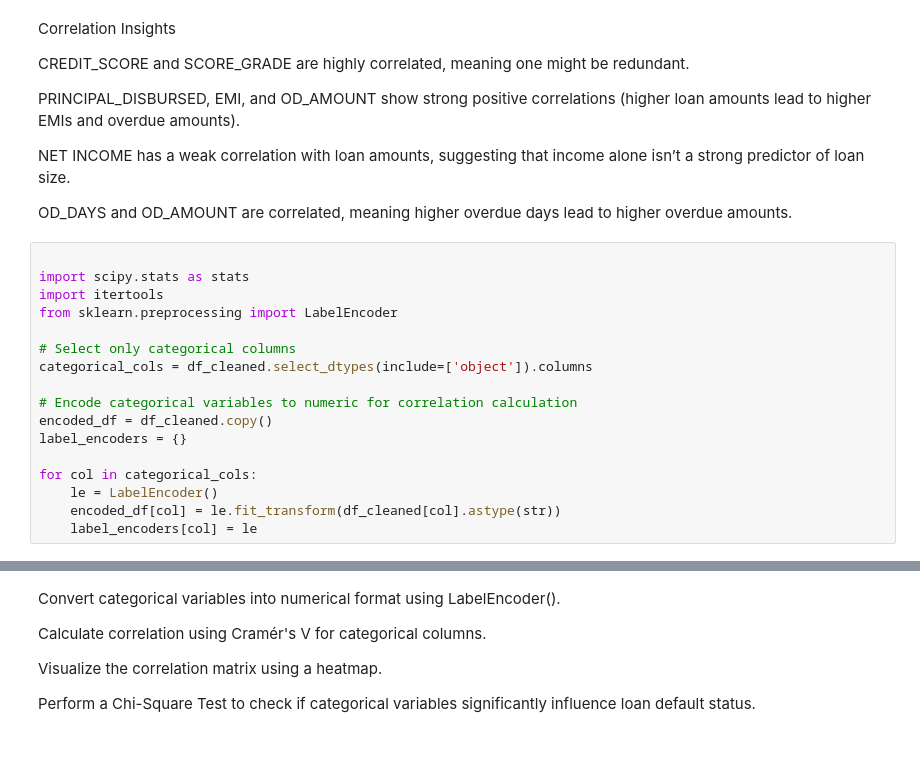
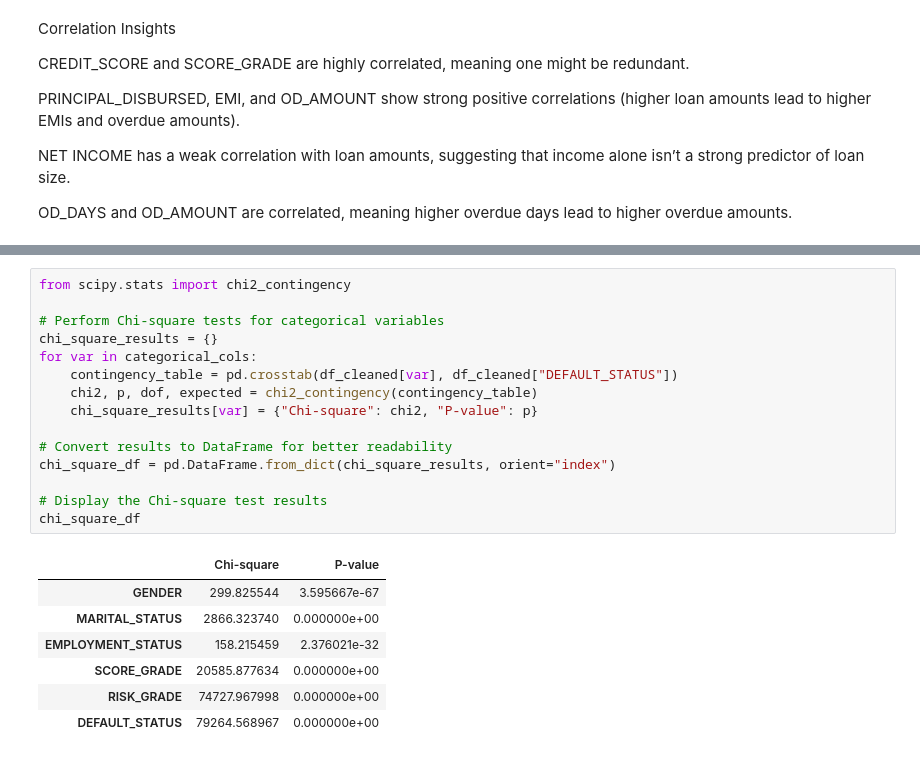
Before and after one commit to AlexIrungu/DSC-CapstoneProject, a Jupyter notebook: notebooks/michael.ipynb, the cells around one changed output, grey strips where cells are left out. Saved outputs shown, nothing was run; the diff lists cells and outputs as text.

Commit message:
finished feature selection

```diff
--- a/notebooks/michael.ipynb
+++ b/notebooks/michael.ipynb
@@ -753,20 +760,3 @@ NET INCOME has a weak correlation with loan amounts, suggesting that income alon
 
 
 OD_DAYS and OD_AMOUNT are correlated, meaning higher overdue days lead to higher overdue amounts.
-# %%
-
-import scipy.stats as stats
-import itertools
-from sklearn.preprocessing import LabelEncoder
-
-# Select only categorical columns
-categorical_cols = df_cleaned.select_dtypes(include=['object']).columns
-
-# Encode categorical variables to numeric for correlation calculation
-encoded_df = df_cleaned.copy()
-label_encoders = {}
-
-for col in categorical_cols:
-    le = LabelEncoder()
-    encoded_df[col] = le.fit_transform(df_cleaned[col].astype(str))
-    label_encoders[col] = le
@@ -829,9 +763,23 @@ print(chi2_results_df)
-# %% [markdown]
-Convert categorical variables into numerical format using LabelEncoder().
-
-
-Calculate correlation using Cramér's V for categorical columns.
-
-Visualize the correlation matrix using a heatmap.
-
-Perform a Chi-Square Test to check if categorical variables significantly influence loan default status.
+# %%
+from scipy.stats import chi2_contingency
+
+# Perform Chi-square tests for categorical variables
+chi_square_results = {}
+for var in categorical_cols:
+    contingency_table = pd.crosstab(df_cleaned[var], df_cleaned["DEFAULT_STATUS"])
+    chi2, p, dof, expected = chi2_contingency(contingency_table)
+    chi_square_results[var] = {"Chi-square": chi2, "P-value": p}
+
+# Convert results to DataFrame for better readability
+chi_square_df = pd.DataFrame.from_dict(chi_square_results, orient="index")
+
+# Display the Chi-square test results
+chi_square_df
+# %% [output]
+|  | Chi-square | P-value |
+| GENDER | 299.825544 | 3.595667e-67 |
+| MARITAL_STATUS | 2866.323740 | 0.000000e+00 |
+| EMPLOYMENT_STATUS | 158.215459 | 2.376021e-32 |
+| SCORE_GRADE | 20585.877634 | 0.000000e+00 |
+| RISK_GRADE | 74727.967998 | 0.000000e+00 |
+| DEFAULT_STATUS | 79264.568967 | 0.000000e+00 |
```
Also changed, not shown: parts of 22 cells of this notebook.
